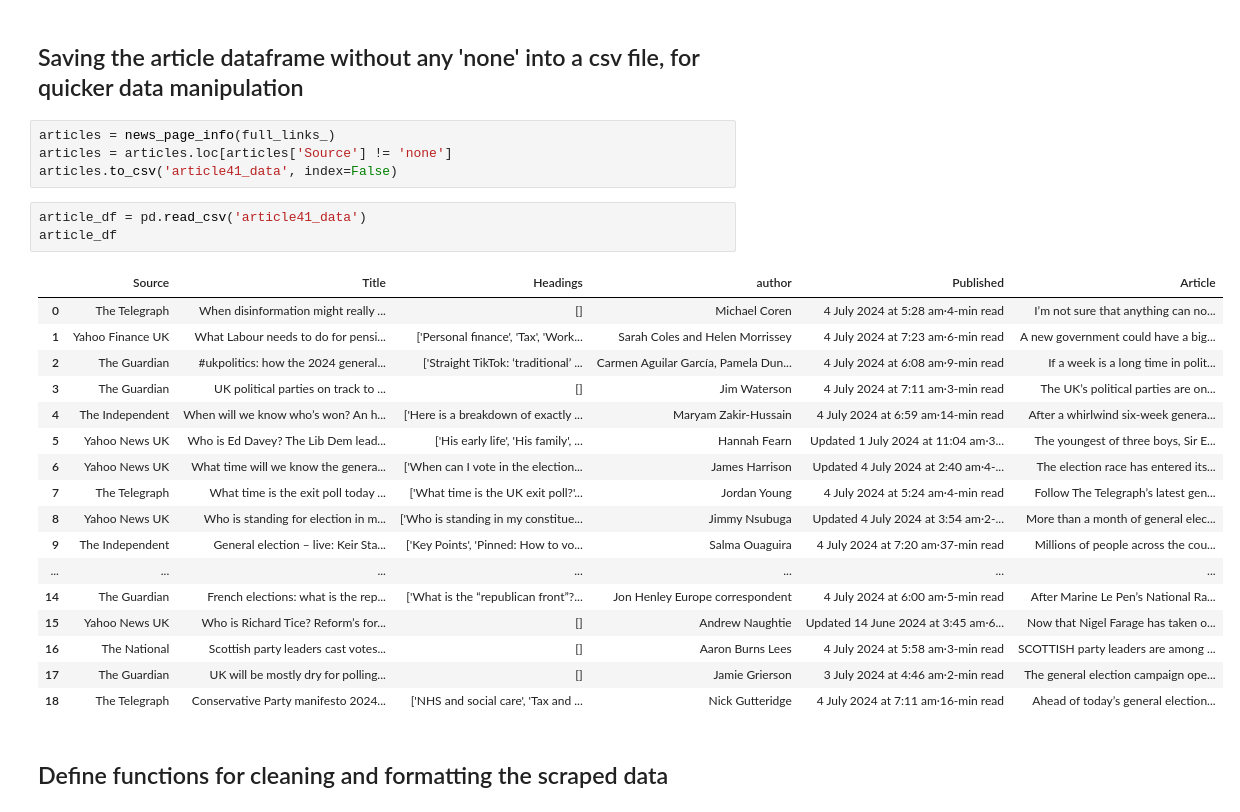
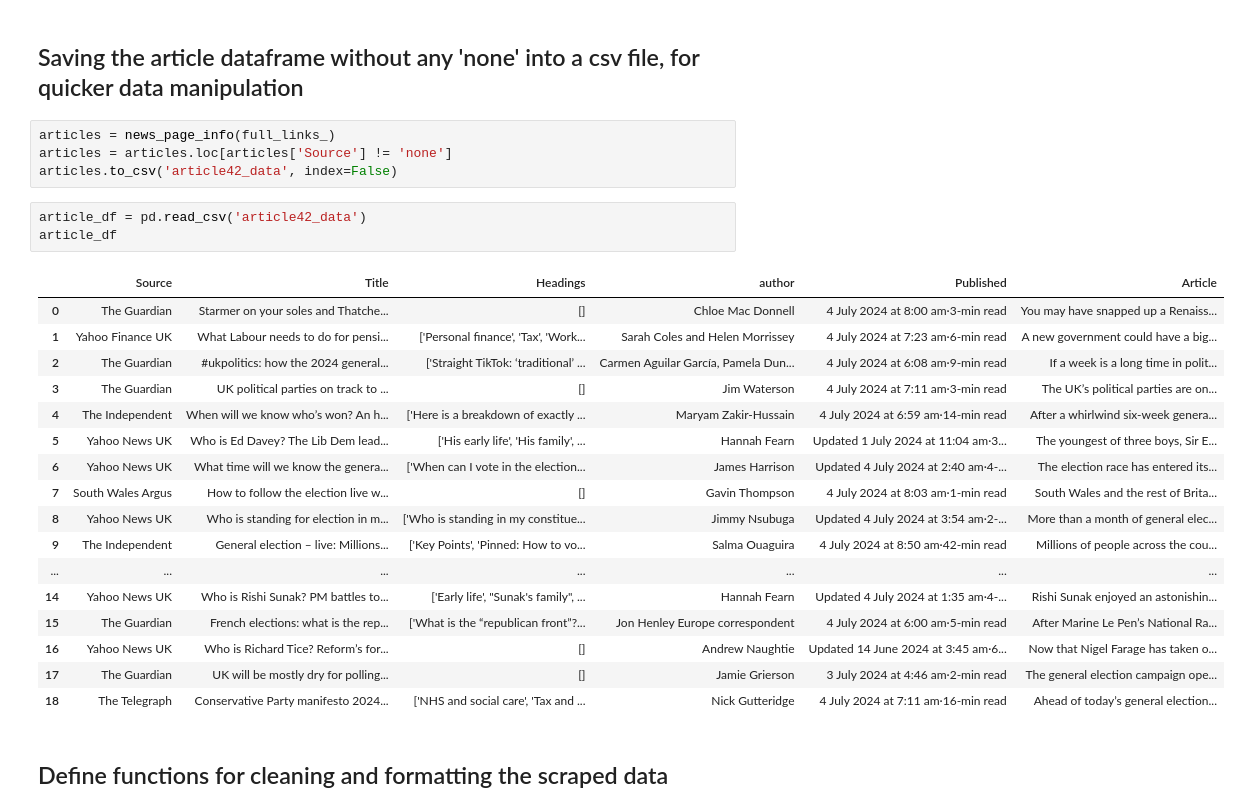
Before and after one commit to Diiamon/Election-News-Article-Exploration, a Jupyter notebook: capstone_get_data.ipynb, the cells around one changed output. Saved outputs shown, nothing was run; the diff lists cells and outputs as text.

```diff
--- a/capstone_get_data.ipynb
+++ b/capstone_get_data.ipynb
@@ -71,26 +71,26 @@ def news_page_info(full_links):
 # %%
 articles = news_page_info(full_links_)
 articles = articles.loc[articles['Source'] != 'none']
-articles.to_csv('article41_data', index=False)
+articles.to_csv('article42_data', index=False)
 # %%
-article_df = pd.read_csv('article41_data')
+article_df = pd.read_csv('article42_data')
 article_df
 # %% [output]
 |  | Source | Title | Headings | author | Published | Article |
-| 0 | The Telegraph | When disinformation might really ... | [] | Michael Coren | 4 July 2024 at 5:28 am·4-min read | I’m not sure that anything can no... |
+| 0 | The Guardian | Starmer on your soles and Thatche... | [] | Chloe Mac Donnell | 4 July 2024 at 8:00 am·3-min read | You may have snapped up a Renaiss... |
 | 1 | Yahoo Finance UK | What Labour needs to do for pensi... | ['Personal finance', 'Tax', 'Work... | Sarah Coles and Helen Morrissey | 4 July 2024 at 7:23 am·6-min read | A new government could have a big... |
 | 2 | The Guardian | #ukpolitics: how the 2024 general... | ['Straight TikTok: ‘traditional’ ... | Carmen Aguilar García, Pamela Dun... | 4 July 2024 at 6:08 am·9-min read | If a week is a long time in polit... |
 | 3 | The Guardian | UK political parties on track to ... | [] | Jim Waterson | 4 July 2024 at 7:11 am·3-min read | The UK’s political parties are on... |
 | 4 | The Independent | When will we know who’s won? An h... | ['Here is a breakdown of exactly ... | Maryam Zakir-Hussain | 4 July 2024 at 6:59 am·14-min read | After a whirlwind six-week genera... |
 | 5 | Yahoo News UK | Who is Ed Davey? The Lib Dem lead... | ['His early life', 'His family', ... | Hannah Fearn | Updated 1 July 2024 at 11:04 am·3... | The youngest of three boys, Sir E... |
 | 6 | Yahoo News UK | What time will we know the genera... | ['When can I vote in the election... | James Harrison | Updated 4 July 2024 at 2:40 am·4-... | The election race has entered its... |
-| 7 | The Telegraph | What time is the exit poll today ... | ['What time is the UK exit poll?'... | Jordan Young | 4 July 2024 at 5:24 am·4-min read | Follow The Telegraph’s latest gen... |
+| 7 | South Wales Argus | How to follow the election live w... | [] | Gavin Thompson | 4 July 2024 at 8:03 am·1-min read | South Wales and the rest of Brita... |
 | 8 | Yahoo News UK | Who is standing for election in m... | ['Who is standing in my constitue... | Jimmy Nsubuga | Updated 4 July 2024 at 3:54 am·2-... | More than a month of general elec... |
-| 9 | The Independent | General election – live: Keir Sta... | ['Key Points', 'Pinned: How to vo... | Salma Ouaguira | 4 July 2024 at 7:20 am·37-min read | Millions of people across the cou... |
+| 9 | The Independent | General election – live: Millions... | ['Key Points', 'Pinned: How to vo... | Salma Ouaguira | 4 July 2024 at 8:50 am·42-min read | Millions of people across the cou... |
 | ... | ... | ... | ... | ... | ... | ... |
-| 14 | The Guardian | French elections: what is the rep... | ['What is the “republican front”?... | Jon Henley Europe correspondent | 4 July 2024 at 6:00 am·5-min read | After Marine Le Pen’s National Ra... |
-| 15 | Yahoo News UK | Who is Richard Tice? Reform’s for... | [] | Andrew Naughtie | Updated 14 June 2024 at 3:45 am·6... | Now that Nigel Farage has taken o... |
-| 16 | The National | Scottish party leaders cast votes... | [] | Aaron Burns Lees | 4 July 2024 at 5:58 am·3-min read | SCOTTISH party leaders are among ... |
+| 14 | Yahoo News UK | Who is Rishi Sunak? PM battles to... | ['Early life', "Sunak's family", ... | Hannah Fearn | Updated 4 July 2024 at 1:35 am·4-... | Rishi Sunak enjoyed an astonishin... |
+| 15 | The Guardian | French elections: what is the rep... | ['What is the “republican front”?... | Jon Henley Europe correspondent | 4 July 2024 at 6:00 am·5-min read | After Marine Le Pen’s National Ra... |
+| 16 | Yahoo News UK | Who is Richard Tice? Reform’s for... | [] | Andrew Naughtie | Updated 14 June 2024 at 3:45 am·6... | Now that Nigel Farage has taken o... |
 | 17 | The Guardian | UK will be mostly dry for polling... | [] | Jamie Grierson | 3 July 2024 at 4:46 am·2-min read | The general election campaign ope... |
 | 18 | The Telegraph | Conservative Party manifesto 2024... | ['NHS and social care', 'Tax and ... | Nick Gutteridge | 4 July 2024 at 7:11 am·16-min read | Ahead of today’s general election... |
 # %% [markdown]
```
Also changed, not shown: parts of 3 cells of this notebook.
